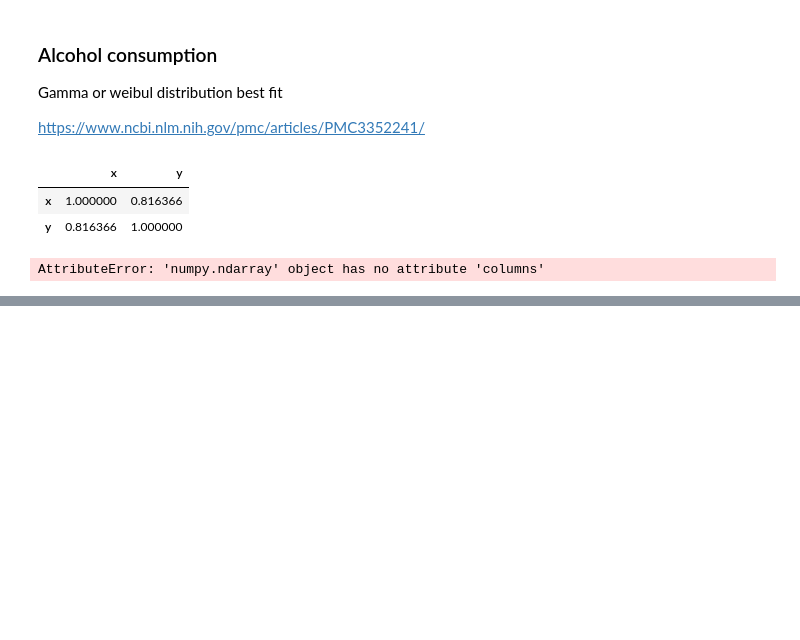
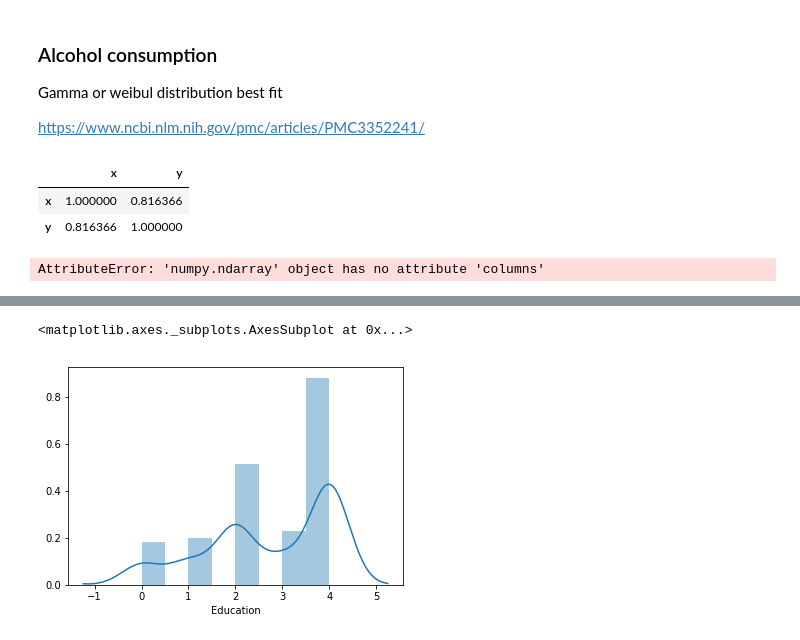
Before and after one commit to dermotkel/programming-project, a Jupyter notebook: Programming Project.ipynb, the cells around one changed output, grey strips where cells are left out. Saved outputs shown, nothing was run; the diff lists cells and outputs as text; code cells hidden in the pictures; blank space fills up the shorter version.

```diff
--- a/Programming Project.ipynb
+++ b/Programming Project.ipynb
@@ -164,3 +319,8 @@ sns.scatterplot(x="Income", y="weight", data=fin)
+# %%
+sns.distplot(ans['Education'])
+# %% [output]
+<matplotlib.axes._subplots.AxesSubplot at 0x...>
+[figure, added]
 # %%
 ans = pd.DataFrame(ans)
 # %%
```
Also changed, not shown: parts of 22 cells of this notebook.
